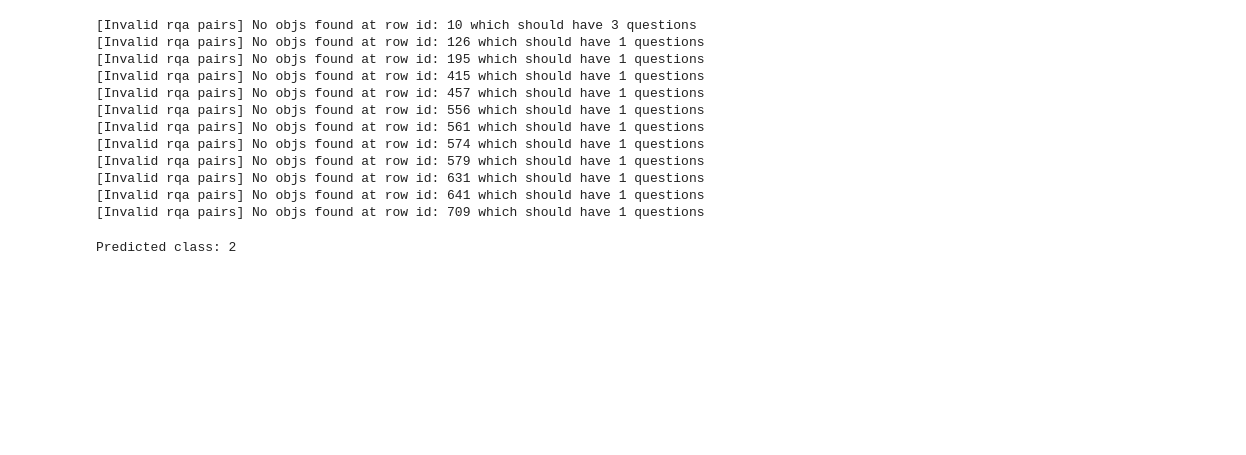
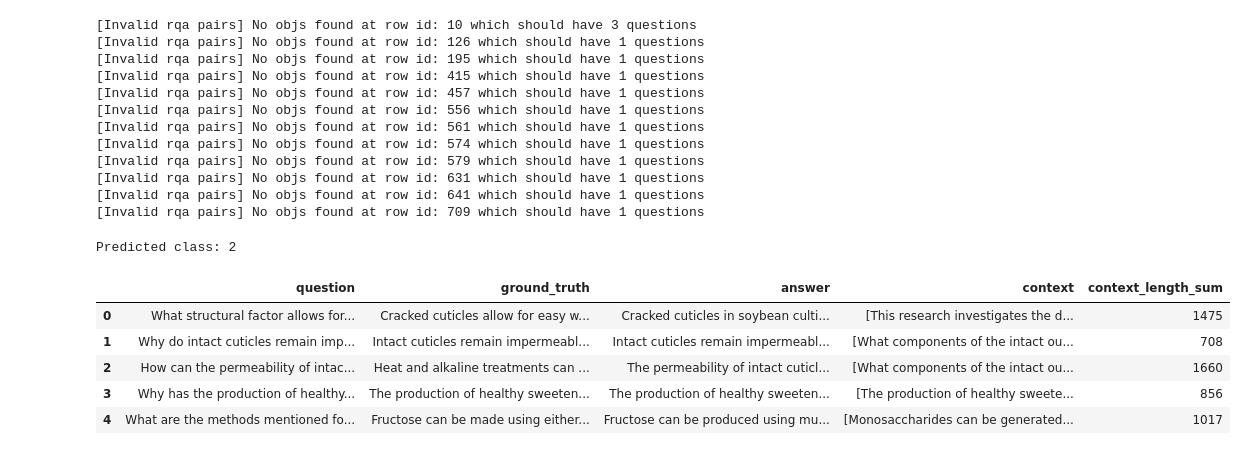
Before and after one commit to zz9tf/Fine-Tuned-GPT-2-with-articles-ground-truth, a Jupyter notebook: code/llamaIndex/experiment/step_4_generate_dataset/utils.ipynb, the cells around one changed output. Drawn from its saved outputs; the diff is of its cells as text; code cells hidden in the pictures; blank space fills up the shorter version.

```diff
--- a/code/llamaIndex/experiment/step_4_generate_dataset/utils.ipynb
+++ b/code/llamaIndex/experiment/step_4_generate_dataset/utils.ipynb
@@ -72,3 +72,30 @@ with torch.no_grad():
 print(f"Predicted class: {predicted_class.item()}")
 # %% [output]
 Predicted class: 2
+# %%
+import json
+import pandas as pd
+
+file_path = "./dataset/gpt-4o-batch-all-target_with_predictor_retrieved_contexts_dataset_condition_2.jsonl"
+
+# Read the JSONL file line by line and convert it into a list of dictionaries
+data = []
+with open(file_path, 'r') as file:
+    for line in file:
+        data.append(json.loads(line.strip()))  # Parse each line as JSON and add it to the list
+
+# Create a DataFrame from the list of dictionaries
+df = pd.DataFrame(data)
+
+# Add a new column for the sum of the lengths of the 'context' field
+df['context_length_sum'] = df['context'].apply(lambda context: sum(len(text) for text in context))
+
+# Display the updated DataFrame
+df.head()
+# %% [output]
+|  | question | ground_truth | answer | context | context_length_sum |
+| 0 | What structural factor allows for... | Cracked cuticles allow for easy w... | Cracked cuticles in soybean culti... | [This research investigates the d... | 1475 |
+| 1 | Why do intact cuticles remain imp... | Intact cuticles remain impermeabl... | Intact cuticles remain impermeabl... | [What components of the intact ou... | 708 |
+| 2 | How can the permeability of intac... | Heat and alkaline treatments can ... | The permeability of intact cuticl... | [What components of the intact ou... | 1660 |
+| 3 | Why has the production of healthy... | The production of healthy sweeten... | The production of healthy sweeten... | [The production of healthy sweete... | 856 |
+| 4 | What are the methods mentioned fo... | Fructose can be made using either... | Fructose can be produced using mu... | [Monosaccharides can be generated... | 1017 |
```
Also changed, not shown: parts of 1 cell of this notebook, 4 other files.
